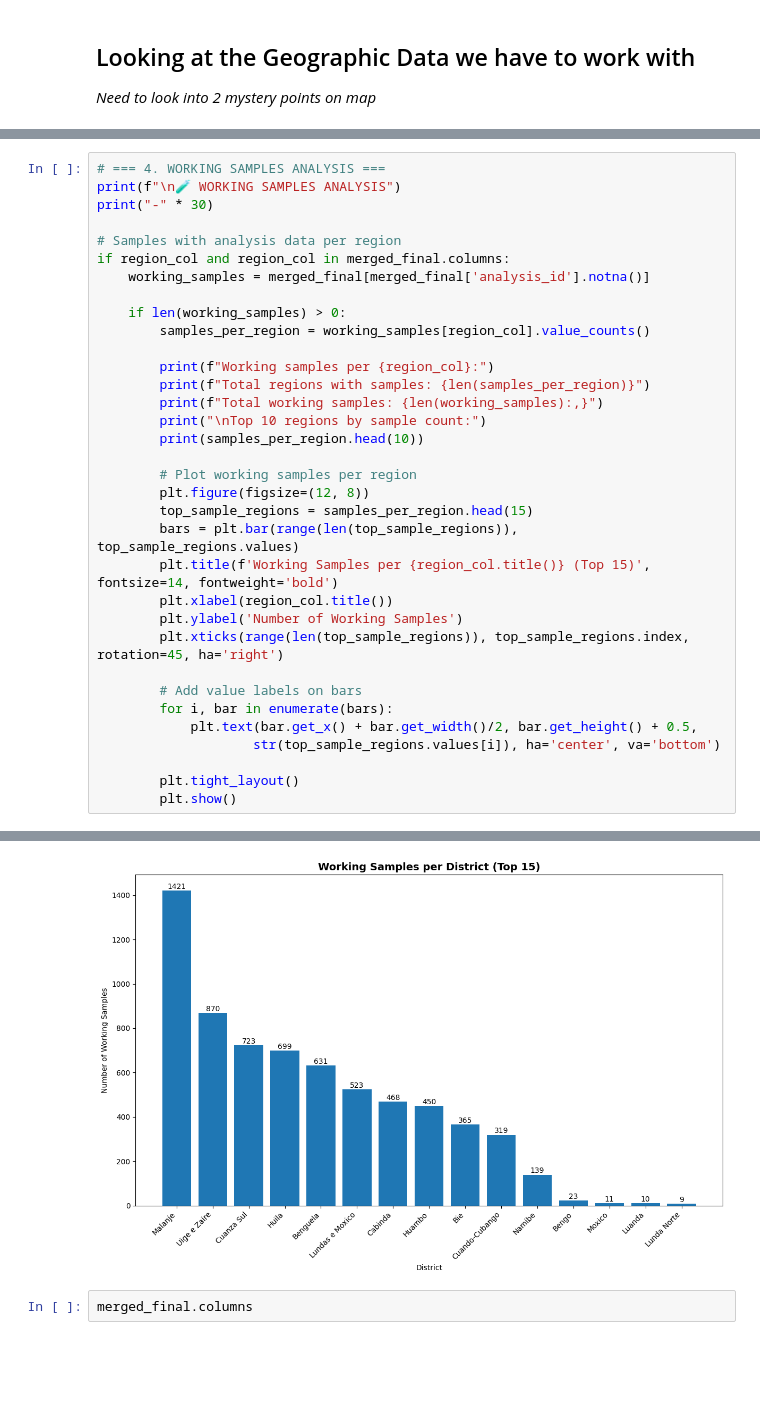
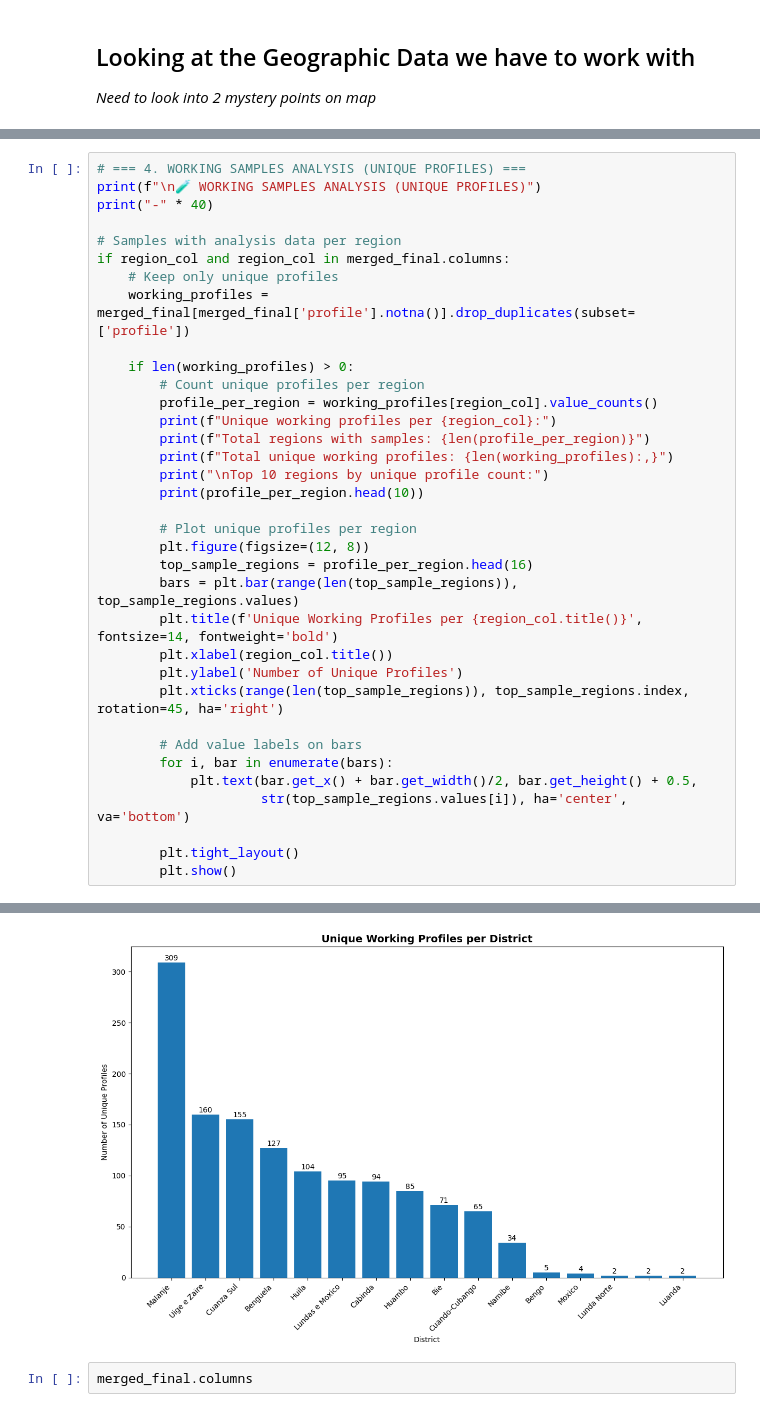
Before and after one commit to inesschwartz/ThesisSoilAngola, a Jupyter notebook: EDA/general_EDA.ipynb, the cells around one changed output, grey strips where cells are left out. Drawn from its saved outputs; the diff is of its cells as text; blank space fills up the shorter version.

```diff
--- a/EDA/general_EDA.ipynb
+++ b/EDA/general_EDA.ipynb
@@ -331,34 +391,35 @@ merged_final = pd.merge(
 # %%
-# === 4. WORKING SAMPLES ANALYSIS ===
-print(f"\n🧪 WORKING SAMPLES ANALYSIS")
-print("-" * 30)
+# === 4. WORKING SAMPLES ANALYSIS (UNIQUE PROFILES) ===
+print(f"\n🧪 WORKING SAMPLES ANALYSIS (UNIQUE PROFILES)")
+print("-" * 40)
 
 # Samples with analysis data per region
 if region_col and region_col in merged_final.columns:
-    working_samples = merged_final[merged_final['analysis_id'].notna()]
+    # Keep only unique profiles
+    working_profiles = merged_final[merged_final['profile'].notna()].drop_duplicates(subset=['profile'])
 
-    if len(working_samples) > 0:
-        samples_per_region = working_samples[region_col].value_counts()
+    if len(working_profiles) > 0:
+        # Count unique profiles per region
+        profile_per_region = working_profiles[region_col].value_counts()
+        print(f"Unique working profiles per {region_col}:")
+        print(f"Total regions with samples: {len(profile_per_region)}")
+        print(f"Total unique working profiles: {len(working_profiles):,}")
+        print("\nTop 10 regions by unique profile count:")
+        print(profile_per_region.head(10))
 
-        print(f"Working samples per {region_col}:")
-        print(f"Total regions with samples: {len(samples_per_region)}")
-        print(f"Total working samples: {len(working_samples):,}")
-        print("\nTop 10 regions by sample count:")
-        print(samples_per_region.head(10))
-
-        # Plot working samples per region
+        # Plot unique profiles per region
         plt.figure(figsize=(12, 8))
-        top_sample_regions = samples_per_region.head(15)
+        top_sample_regions = profile_per_region.head(16)
         bars = plt.bar(range(len(top_sample_regions)), top_sample_regions.values)
-        plt.title(f'Working Samples per {region_col.title()} (Top 15)', fontsize=14, fontweight='bold')
+        plt.title(f'Unique Working Profiles per {region_col.title()}', fontsize=14, fontweight='bold')
         plt.xlabel(region_col.title())
-        plt.ylabel('Number of Working Samples')
+        plt.ylabel('Number of Unique Profiles')
         plt.xticks(range(len(top_sample_regions)), top_sample_regions.index, rotation=45, ha='right')
 
         # Add value labels on bars
         for i, bar in enumerate(bars):
             plt.text(bar.get_x() + bar.get_width()/2, bar.get_height() + 0.5,
-                    str(top_sample_regions.values[i]), ha='center', va='bottom')
+                     str(top_sample_regions.values[i]), ha='center', va='bottom')
 
         plt.tight_layout()
         plt.show()
@@ -384,5 +445,5 @@ Cuando-Cubango      319
 Name: count, dtype: int64
-[figure, old version]
+[figure, new version]
 # %%
 merged_final.columns
 # %% [output]
```
Also changed, not shown: parts of 8 cells of this notebook, 9 other files.
